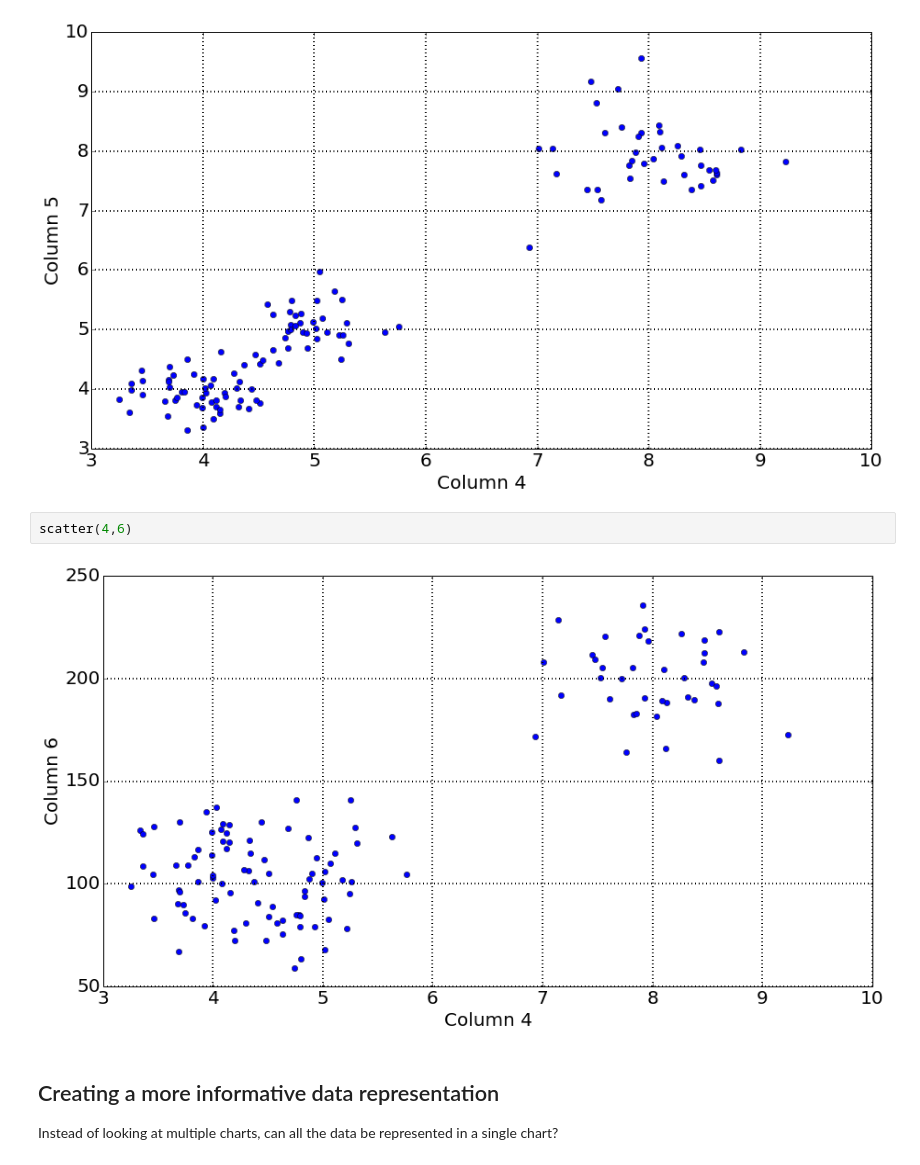
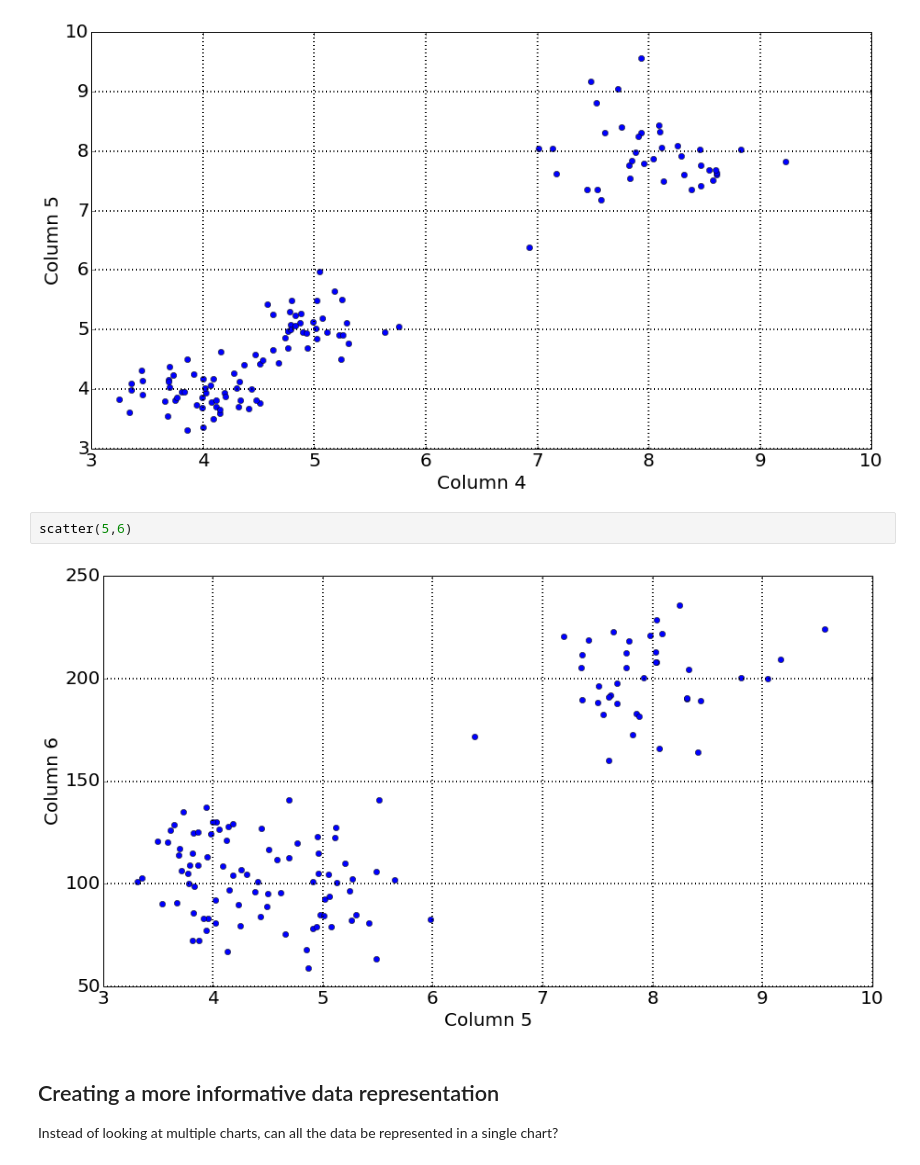
Before and after one commit to MathYourLife/lesson_analytics_101, a Jupyter notebook: notebooks/clustering.ipynb, the cells around one changed output. Drawn from its saved outputs; the diff is of its cells as text.

```diff
--- a/notebooks/clustering.ipynb
+++ b/notebooks/clustering.ipynb
@@ -73,9 +106,9 @@ scatter(4,5)
 # %% [output]
 [figure]
 # %%
-scatter(4,6)
+scatter(5,6)
 # %% [output]
-[figure, old version]
+[figure, new version]
 # %% [markdown]
 ## Creating a more informative data representation
 
```
Also changed, not shown: parts of 34 cells of this notebook.
